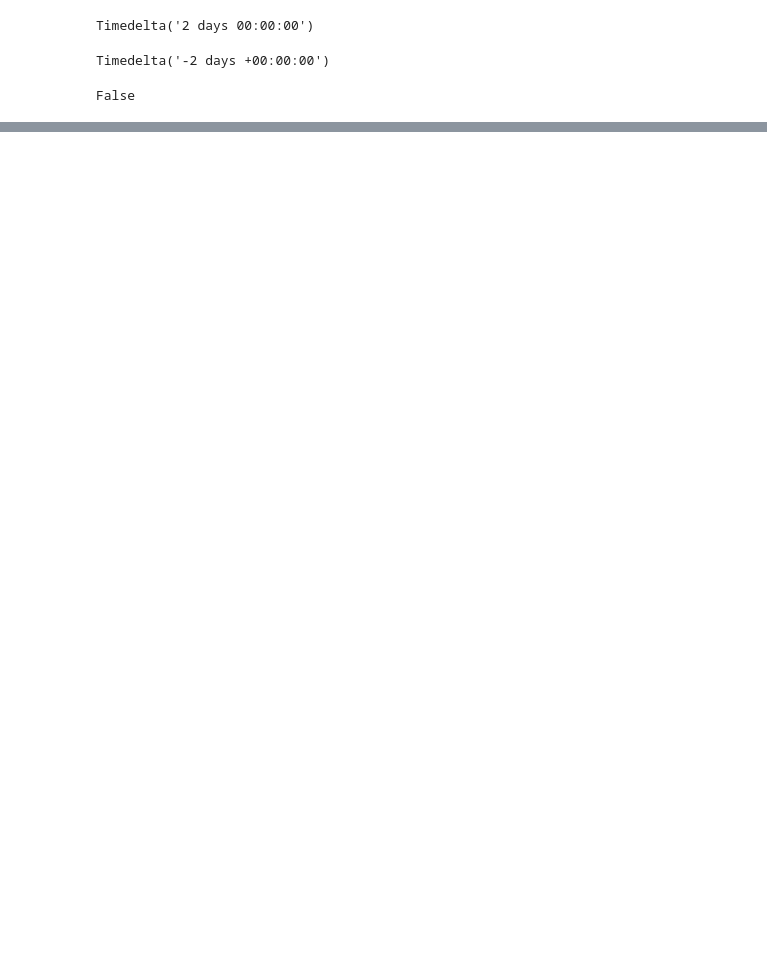
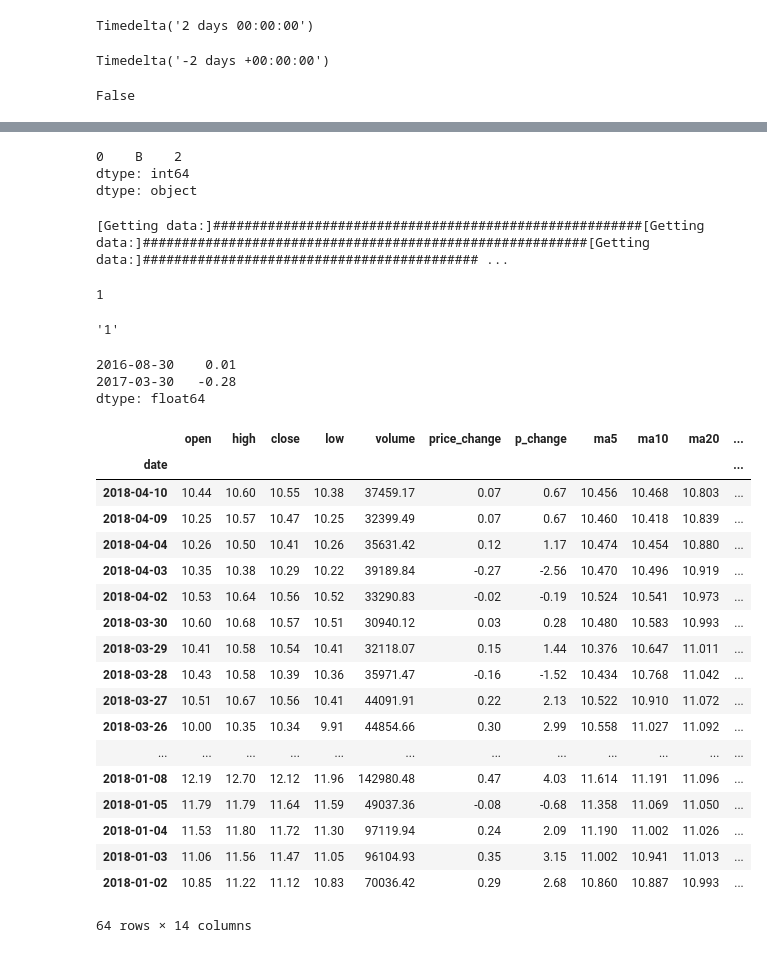
Before and after one commit to Airloki/learn, a Jupyter notebook: PE开发.ipynb, the cells around one changed output, grey strips where cells are left out. Drawn from its saved outputs; the diff is of its cells as text; code cells hidden in the pictures; blank space fills up the shorter version.

```diff
--- a/PE开发.ipynb
+++ b/PE开发.ipynb
@@ -35,0 +169,67 @@ False
+# %%
+TTTT = True
+LALA['0'] = pd.Series() if TTTT else LALA['0']
+LALA['0']['B'] = 2
+LALA
+# %% [output]
+0    B    2
+dtype: int64
+dtype: object
+# %%
+#读取保存每支股票的eps
+Year = 2016
+A_EPS = pd.Series()
+for q in range(1,5):
+    df = ts.get_report_data(Year,q)
+    for i in df.code:
+        List = df[df.code == i]
+        eps = List.eps.values[0]
+        md = List.report_date.values[0]
+        Date = str(Year)+'-'+md
+        Date = pd.to_datetime(Date,format='%Y-%m-%d')
+        if q > 2:
+            if Date < pd.Timestamp(Year,6,1):
+                Date = pd.to_datetime(str(Year+1)+'-'+md)
+        try:
+            A_EPS[i][Date] = eps
+        except:
+            A_EPS[i] = pd.Series()
+            A_EPS[i][Date] = eps
+# %% [output]
+[Getting data:]#######################################################[Getting data:]#########################################################[Getting data:]########################################### ...
+# %%
+a = input()
+a
+# %% [output]
+1
+'1'
+# %%
+Leps = A_EPS['600618']
+Leps
+# %% [output]
+2016-08-30    0.01
+2017-03-30   -0.28
+dtype: float64
+# %%
+df = ts.get_hist_data('600618',start='2018-01-01')
+df
+# %% [output]
+|  | open | high | close | low | volume | price_change | p_change | ma5 | ma10 | ma20 | ... |
+| date |  |  |  |  |  |  |  |  |  |  | ... |
+| 2018-04-10 | 10.44 | 10.60 | 10.55 | 10.38 | 37459.17 | 0.07 | 0.67 | 10.456 | 10.468 | 10.803 | ... |
+| 2018-04-09 | 10.25 | 10.57 | 10.47 | 10.25 | 32399.49 | 0.07 | 0.67 | 10.460 | 10.418 | 10.839 | ... |
+| 2018-04-04 | 10.26 | 10.50 | 10.41 | 10.26 | 35631.42 | 0.12 | 1.17 | 10.474 | 10.454 | 10.880 | ... |
+| 2018-04-03 | 10.35 | 10.38 | 10.29 | 10.22 | 39189.84 | -0.27 | -2.56 | 10.470 | 10.496 | 10.919 | ... |
+| 2018-04-02 | 10.53 | 10.64 | 10.56 | 10.52 | 33290.83 | -0.02 | -0.19 | 10.524 | 10.541 | 10.973 | ... |
+| 2018-03-30 | 10.60 | 10.68 | 10.57 | 10.51 | 30940.12 | 0.03 | 0.28 | 10.480 | 10.583 | 10.993 | ... |
+| 2018-03-29 | 10.41 | 10.58 | 10.54 | 10.41 | 32118.07 | 0.15 | 1.44 | 10.376 | 10.647 | 11.011 | ... |
+| 2018-03-28 | 10.43 | 10.58 | 10.39 | 10.36 | 35971.47 | -0.16 | -1.52 | 10.434 | 10.768 | 11.042 | ... |
+| 2018-03-27 | 10.51 | 10.67 | 10.56 | 10.41 | 44091.91 | 0.22 | 2.13 | 10.522 | 10.910 | 11.072 | ... |
+| 2018-03-26 | 10.00 | 10.35 | 10.34 | 9.91 | 44854.66 | 0.30 | 2.99 | 10.558 | 11.027 | 11.092 | ... |
+| ... | ... | ... | ... | ... | ... | ... | ... | ... | ... | ... | ... |
+| 2018-01-08 | 12.19 | 12.70 | 12.12 | 11.96 | 142980.48 | 0.47 | 4.03 | 11.614 | 11.191 | 11.096 | ... |
+| 2018-01-05 | 11.79 | 11.79 | 11.64 | 11.59 | 49037.36 | -0.08 | -0.68 | 11.358 | 11.069 | 11.050 | ... |
+| 2018-01-04 | 11.53 | 11.80 | 11.72 | 11.30 | 97119.94 | 0.24 | 2.09 | 11.190 | 11.002 | 11.026 | ... |
+| 2018-01-03 | 11.06 | 11.56 | 11.47 | 11.05 | 96104.93 | 0.35 | 3.15 | 11.002 | 10.941 | 11.013 | ... |
+| 2018-01-02 | 10.85 | 11.22 | 11.12 | 10.83 | 70036.42 | 0.29 | 2.68 | 10.860 | 10.887 | 10.993 | ... |
+64 rows × 14 columns
```
Also changed, not shown: parts of 56 cells of this notebook, 2 other files.
